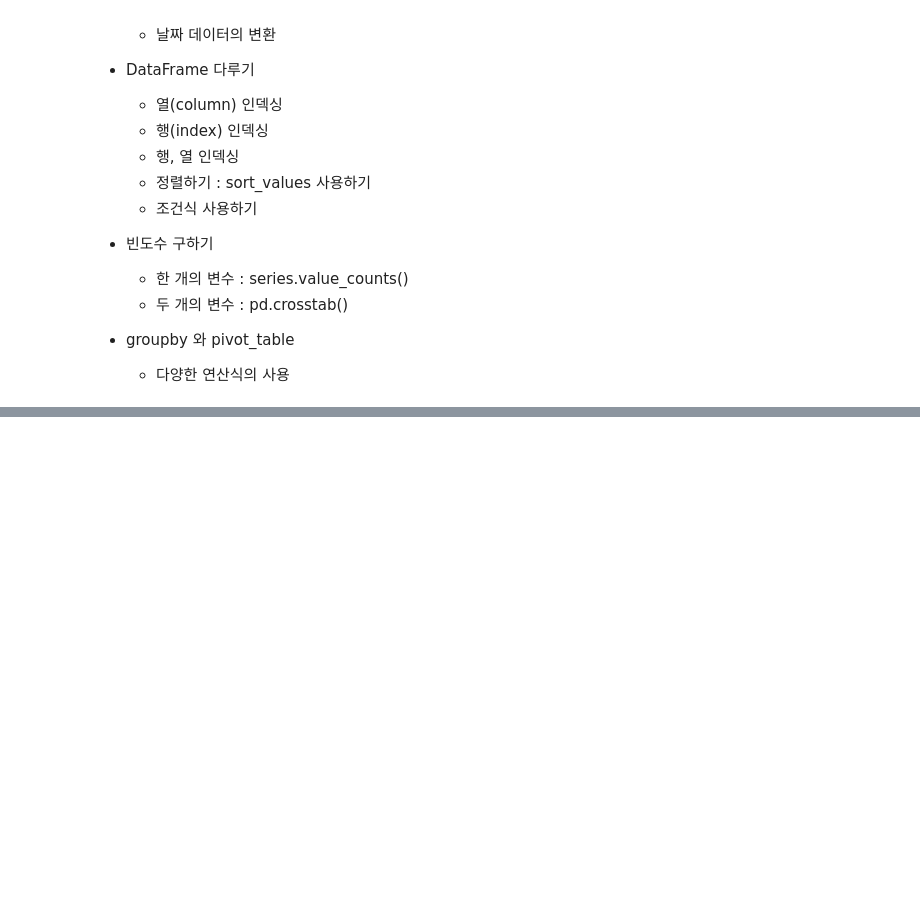
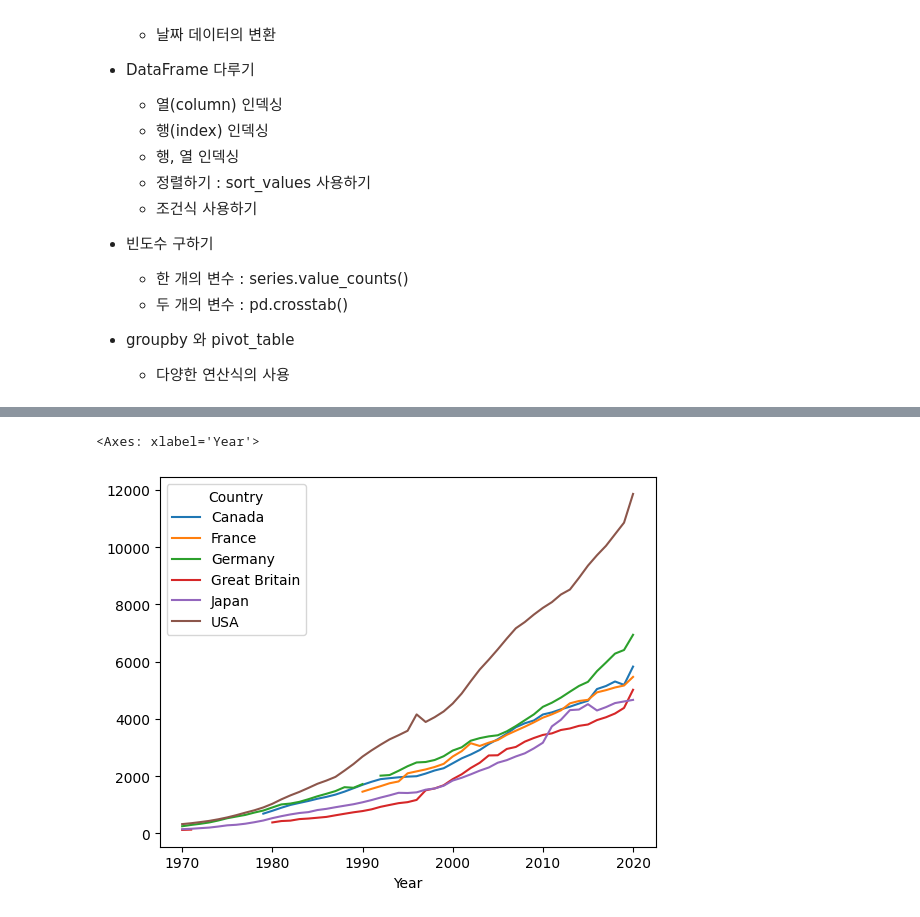
Before and after one commit to wldud01/BoostCourse-DataScience, a Jupyter notebook: Course1_Setting_up_the_data_environment.ipynb, the cells around one changed output, grey strips where cells are left out. Cells and saved outputs as stored; diff of their text form; code cells hidden in the pictures; blank space fills up the shorter version.

```diff
--- a/Course1_Setting_up_the_data_environment.ipynb
+++ b/Course1_Setting_up_the_data_environment.ipynb
@@ -360,0 +465,6 @@ df['서울시민업종코드(UPJONG_CD)'].nunique()
+# %%
+# 나라별 소비..?
+df1['Spending_USD'].plot()
+# %% [output]
+<Axes: xlabel='Year'>
+[figure, added]
```
Also changed, not shown: parts of 13 cells of this notebook.
